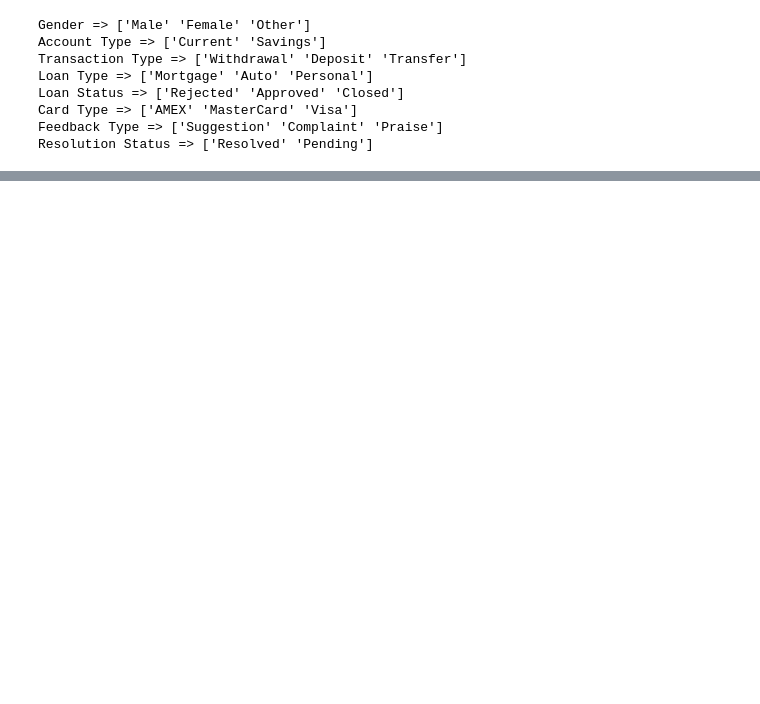
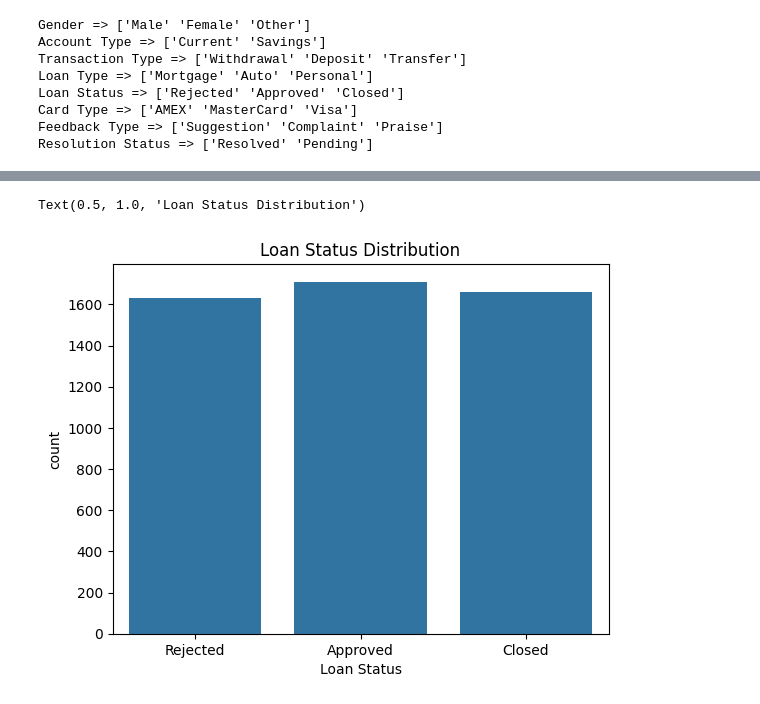
Before and after one commit to Akinjohnson06/El-Sali, a Jupyter notebook: Untitled.ipynb, the cells around one changed output, grey strips where cells are left out. Saved outputs shown, nothing was run; the diff lists cells and outputs as text; code cells hidden in the pictures; blank space fills up the shorter version.

```diff
--- a/Untitled.ipynb
+++ b/Untitled.ipynb
@@ -173,0 +247,16 @@ Resolution Status => ['Resolved' 'Pending']
+# %%
+# === Drop columns that are not useful or may introduce data leakage ===
+columns_to_drop = ['Approval/Rejection Date',   # Data leakage: outcome already known
+                   'Resolution Date',           # Occurs after decision — not available at prediction time
+                   'Anomaly',                   # From anomaly detection; not a raw feature
+                   'Transaction Date',          # Timestamp — no inherent predictive value
+                   'Feedback Date',             # Post-decision info — not usable at prediction time
+                   'Feedback Type',             # Also provided after the fact — leads to leakage
+                   'Resolution Status'          # Final resolution known only post-decision
+]
+
+# Drop the specified columns from the dataframe
+df = df.drop(columns=columns_to_drop, axis=1)
+
+# Preview the updated dataframe
+df.head()
@@ -173,0 +290,7 @@ Resolution Status => ['Resolved' 'Pending']
+# %%
+# Plot the distribution of loan approval outcomes
+sns.countplot(x='Loan Status', data=df)
+plt.title('Loan Status Distribution')
+# %% [output]
+Text(0.5, 1.0, 'Loan Status Distribution')
+[figure, added]
```
Also changed, not shown: parts of 49 cells of this notebook, 6 other files.
